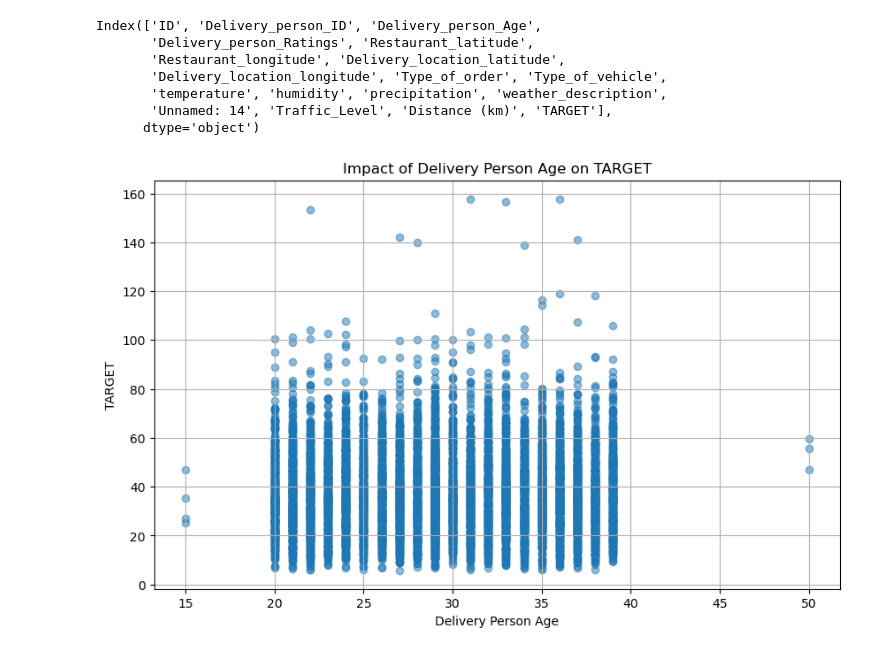
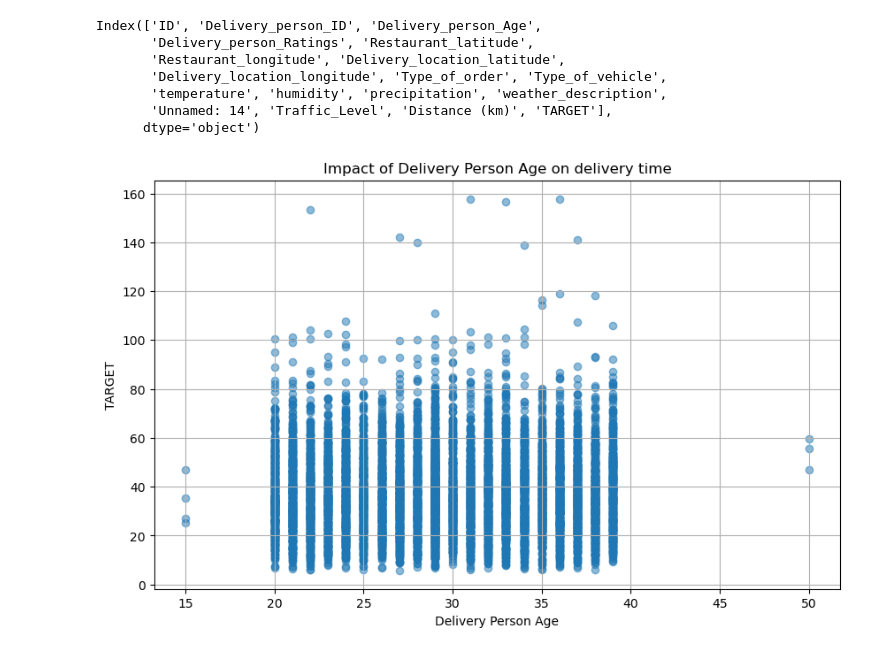
Before and after one commit to Czuberion/AMF, a Jupyter notebook: src/suml/pipelines/data/analysis.ipynb, the cells around one changed output. Saved outputs shown, nothing was run; the diff lists cells and outputs as text; code cells hidden in the pictures.

Commit message:
plots for data analysis

```diff
--- a/src/suml/pipelines/data/analysis.ipynb
+++ b/src/suml/pipelines/data/analysis.ipynb
@@ -15,19 +15,19 @@ Index(['ID', 'Delivery_person_ID', 'Delivery_person_Age',
 # %%
 import matplotlib.pyplot as plt
 
 # Ensure TARGET column is numeric
 df['TARGET'] = pd.to_numeric(df['TARGET'], errors='coerce')
 
 # Drop rows with NaN values in Delivery_person_Age or TARGET
 df_clean = df.dropna(subset=['Delivery_person_Age', 'TARGET'])
 
 # Plotting
 plt.figure(figsize=(10, 6))
 plt.scatter(df_clean['Delivery_person_Age'], df_clean['TARGET'], alpha=0.5)
-plt.title('Impact of Delivery Person Age on TARGET')
+plt.title('Impact of Delivery Person Age on delivery time')
 plt.xlabel('Delivery Person Age')
 plt.ylabel('TARGET')
 plt.grid(True)
 plt.show()
 # %% [output]
-[figure, old version]
+[figure, new version]
```
Also changed, not shown: parts of 3 cells of this notebook.
